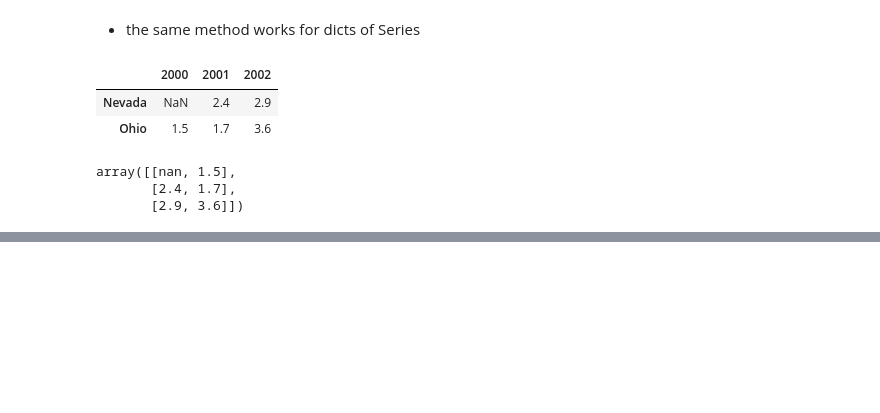
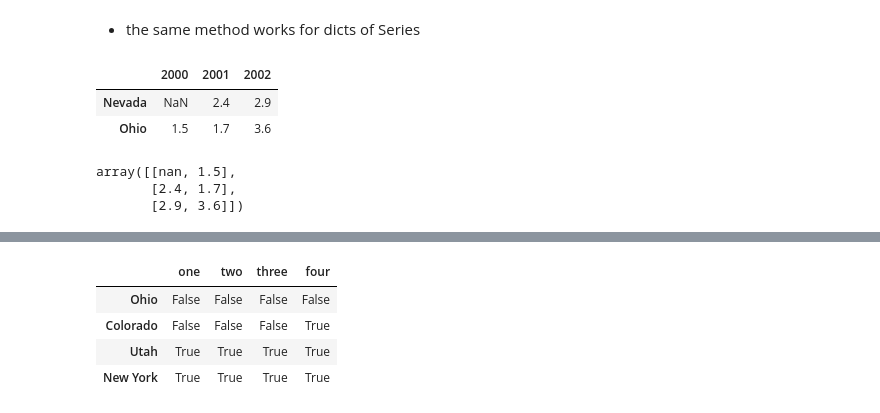
Before and after one commit to thejosephallen/handson_ml, a Jupyter notebook: pfda_ch5.ipynb, the cells around one changed output, grey strips where cells are left out. Drawn from its saved outputs; the diff is of its cells as text; code cells hidden in the pictures; blank space fills up the shorter version.

```diff
--- a/pfda_ch5.ipynb
+++ b/pfda_ch5.ipynb
@@ -217,0 +320,8 @@ array([[nan, 1.5],
+# %%
+data > 6 # create convenient boolean indices by using a scalar comparison
+# %% [output]
+|  | one | two | three | four |
+| Ohio | False | False | False | False |
+| Colorado | False | False | False | True |
+| Utah | True | True | True | True |
+| New York | True | True | True | True |
```
Also changed, not shown: parts of 18 cells of this notebook.
